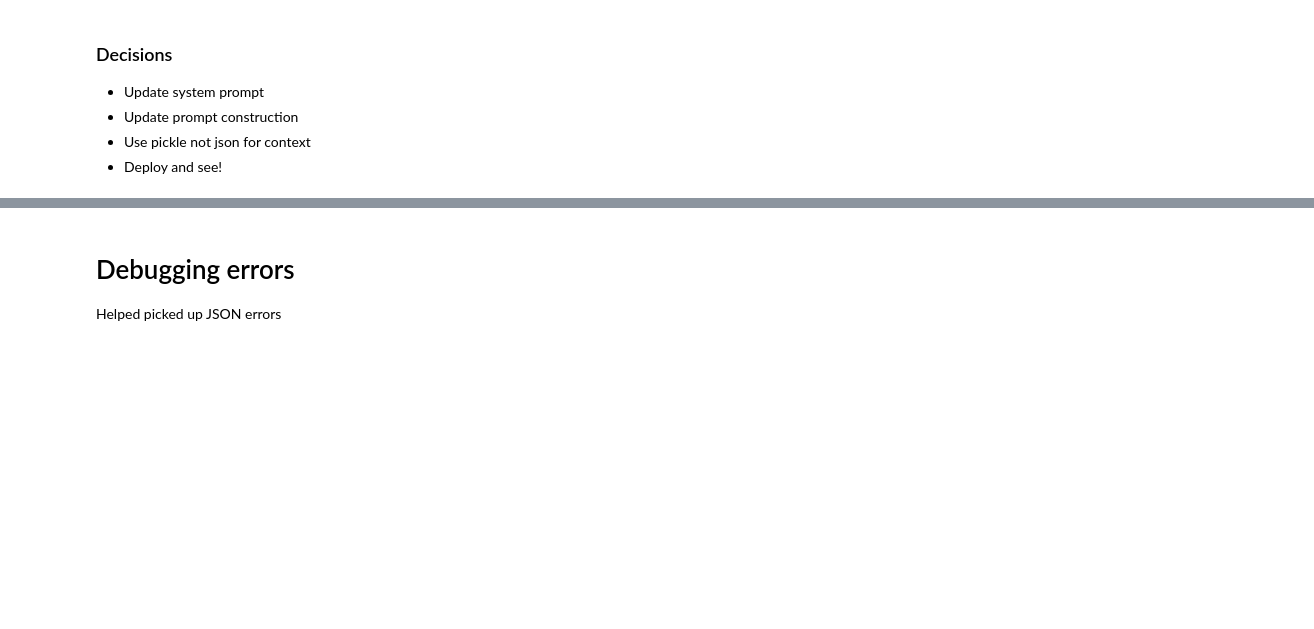
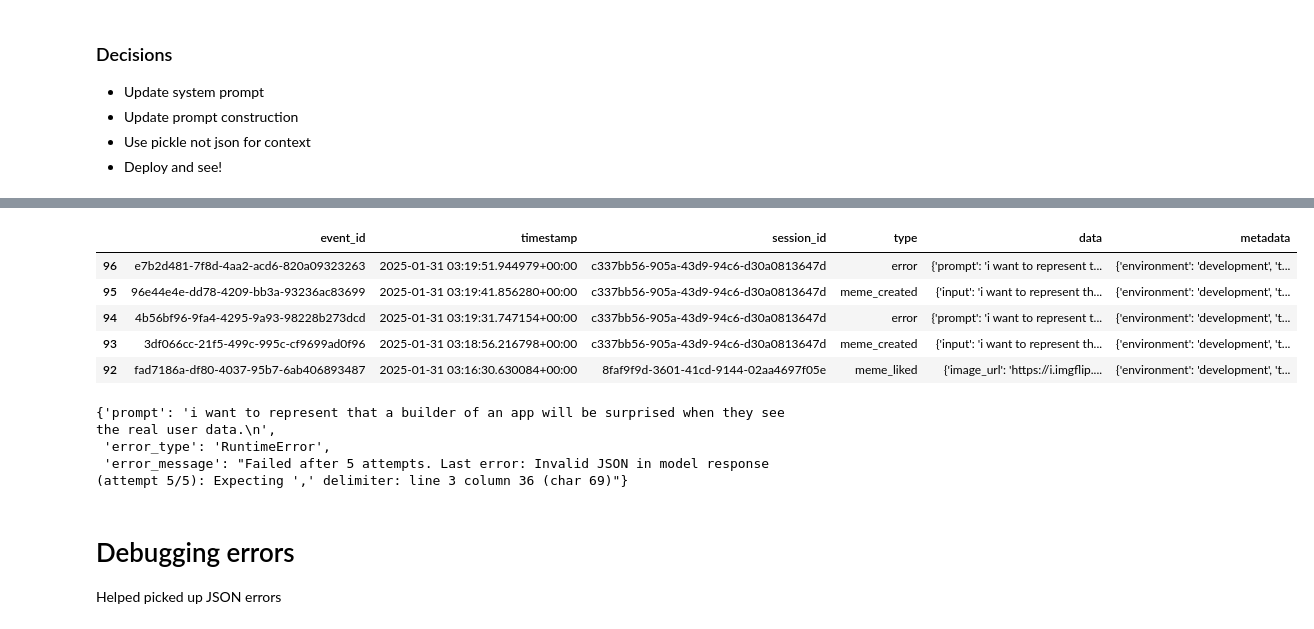
Before and after one commit to GeoffPidcock/llmeme, a Jupyter notebook: notebooks/lookatyourdata.ipynb, the cells around one changed output, grey strips where cells are left out. Cells and saved outputs as stored; diff of their text form; code cells hidden in the pictures; blank space fills up the shorter version.

```diff
--- a/notebooks/lookatyourdata.ipynb
+++ b/notebooks/lookatyourdata.ipynb
@@ -385,3 +461,21 @@ print(test_set2.is_drake.sum()/test_set2.shape[0])
+# %%
+# and now fresh errors, again :/
+df = pd.read_sql_query("SELECT * FROM events", con=engine)
+df.sort_values(by="timestamp", ascending=False).head()
+# %% [output]
+|  | event_id | timestamp | session_id | type | data | metadata |
+| 96 | e7b2d481-7f8d-4aa2-acd6-820a09323263 | 2025-01-31 03:19:51.944979+00:00 | c337bb56-905a-43d9-94c6-d30a0813647d | error | {'prompt': 'i want to represent t... | {'environment': 'development', 't... |
+| 95 | 96e44e4e-dd78-4209-bb3a-93236ac83699 | 2025-01-31 03:19:41.856280+00:00 | c337bb56-905a-43d9-94c6-d30a0813647d | meme_created | {'input': 'i want to represent th... | {'environment': 'development', 't... |
+| 94 | 4b56bf96-9fa4-4295-9a93-98228b273dcd | 2025-01-31 03:19:31.747154+00:00 | c337bb56-905a-43d9-94c6-d30a0813647d | error | {'prompt': 'i want to represent t... | {'environment': 'development', 't... |
+| 93 | 3df066cc-21f5-499c-995c-cf9699ad0f96 | 2025-01-31 03:18:56.216798+00:00 | c337bb56-905a-43d9-94c6-d30a0813647d | meme_created | {'input': 'i want to represent th... | {'environment': 'development', 't... |
+| 92 | fad7186a-df80-4037-95b7-6ab406893487 | 2025-01-31 03:16:30.630084+00:00 | 8faf9f9d-3601-41cd-9144-02aa4697f05e | meme_liked | {'image_url': 'https://i.imgflip.... | {'environment': 'development', 't... |
+# %%
+df.sort_values(by="timestamp", ascending=False).head().iloc[0]['data']
+# it was because I was scrubbing uname pword from the logs, might impact json
+# %% [output]
+{'prompt': 'i want to represent that a builder of an app will be surprised when they see the real user data.\n',
+ 'error_type': 'RuntimeError',
+ 'error_message': "Failed after 5 attempts. Last error: Invalid JSON in model response (attempt 5/5): Expecting ',' delimiter: line 3 column 36 (char 69)"}
 # %% [markdown]
 # Debugging errors
 Helped picked up JSON errors
```
Also changed, not shown: parts of 8 cells of this notebook, 1 other file.
